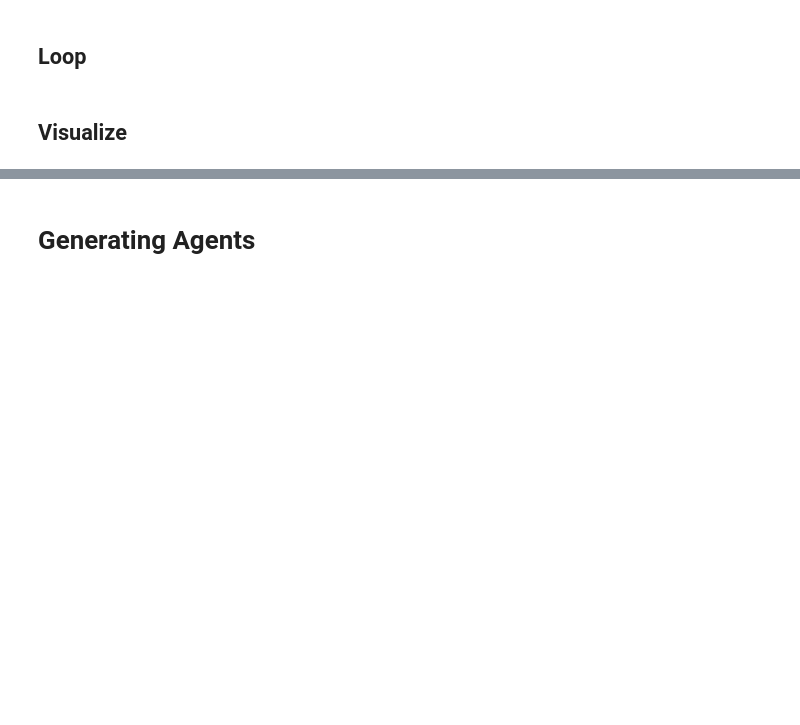
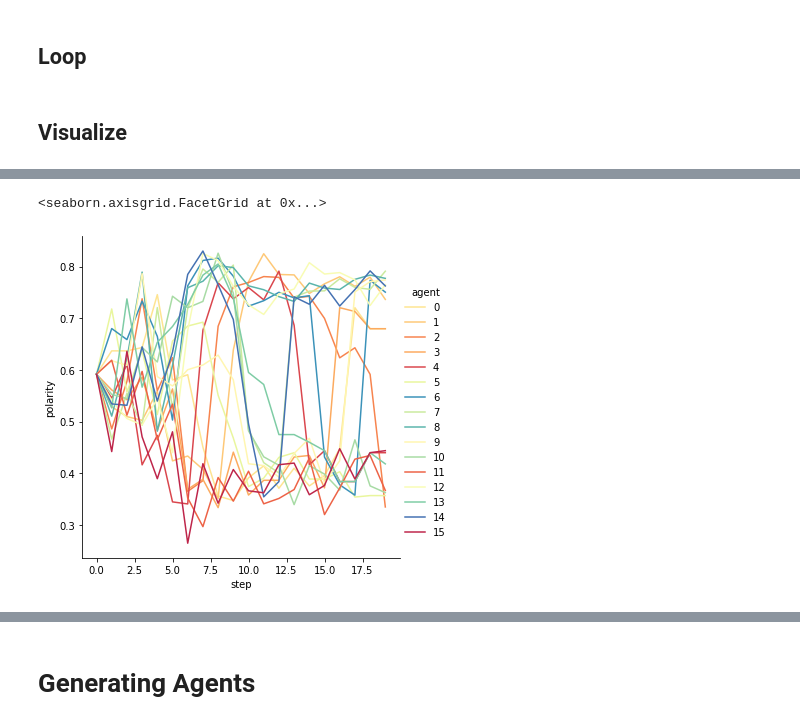
Before and after one commit to debatelab/ada-simulation, a Jupyter notebook: belief-dynamics_with_lms.ipynb, the cells around one changed output, grey strips where cells are left out. Cells and saved outputs as stored; diff of their text form; code cells hidden in the pictures; blank space fills up the shorter version.

```diff
--- a/belief-dynamics_with_lms.ipynb
+++ b/belief-dynamics_with_lms.ipynb
@@ -212,0 +197,9 @@ ax = plot_data.polarity.unstack().plot(legend=False)
+# %%
+x0 = plot_data.loc[6]['polarity'].tolist()
+palette = sns.color_palette("Spectral", as_cmap=False, n_colors=len(x0))
+agents_sorted = [i for _,i in sorted(zip(x0,range(len(x0))))]
+palette = {j:palette[i] for i,j in enumerate(agents_sorted)}
+sns.relplot(x='step', y='polarity', hue='agent', data=plot_data.reset_index(), kind='line', palette=palette)
+# %% [output]
+<seaborn.axisgrid.FacetGrid at 0x...>
+[figure, added]
```
Also changed, not shown: parts of 13 cells of this notebook, 3 other files.
